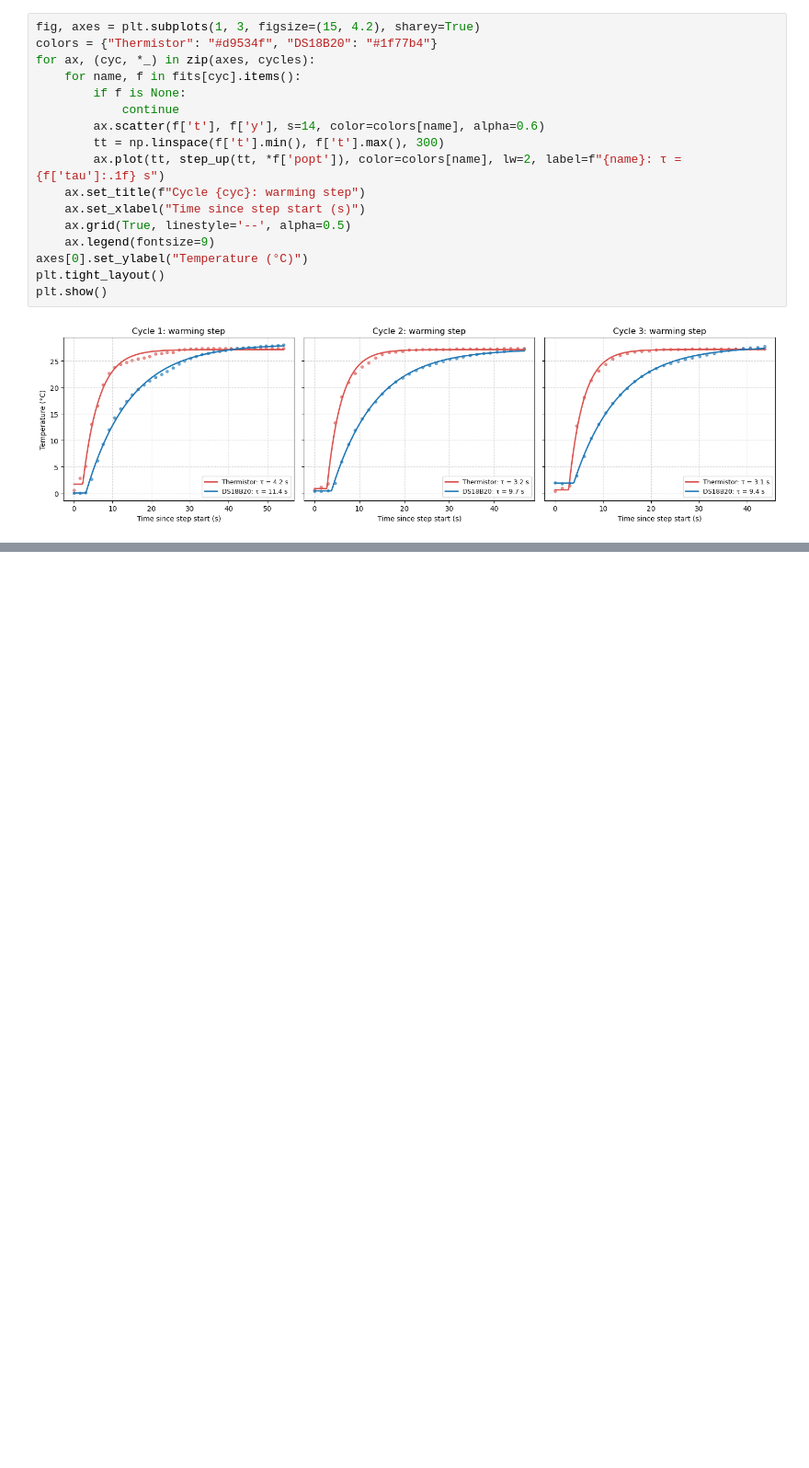
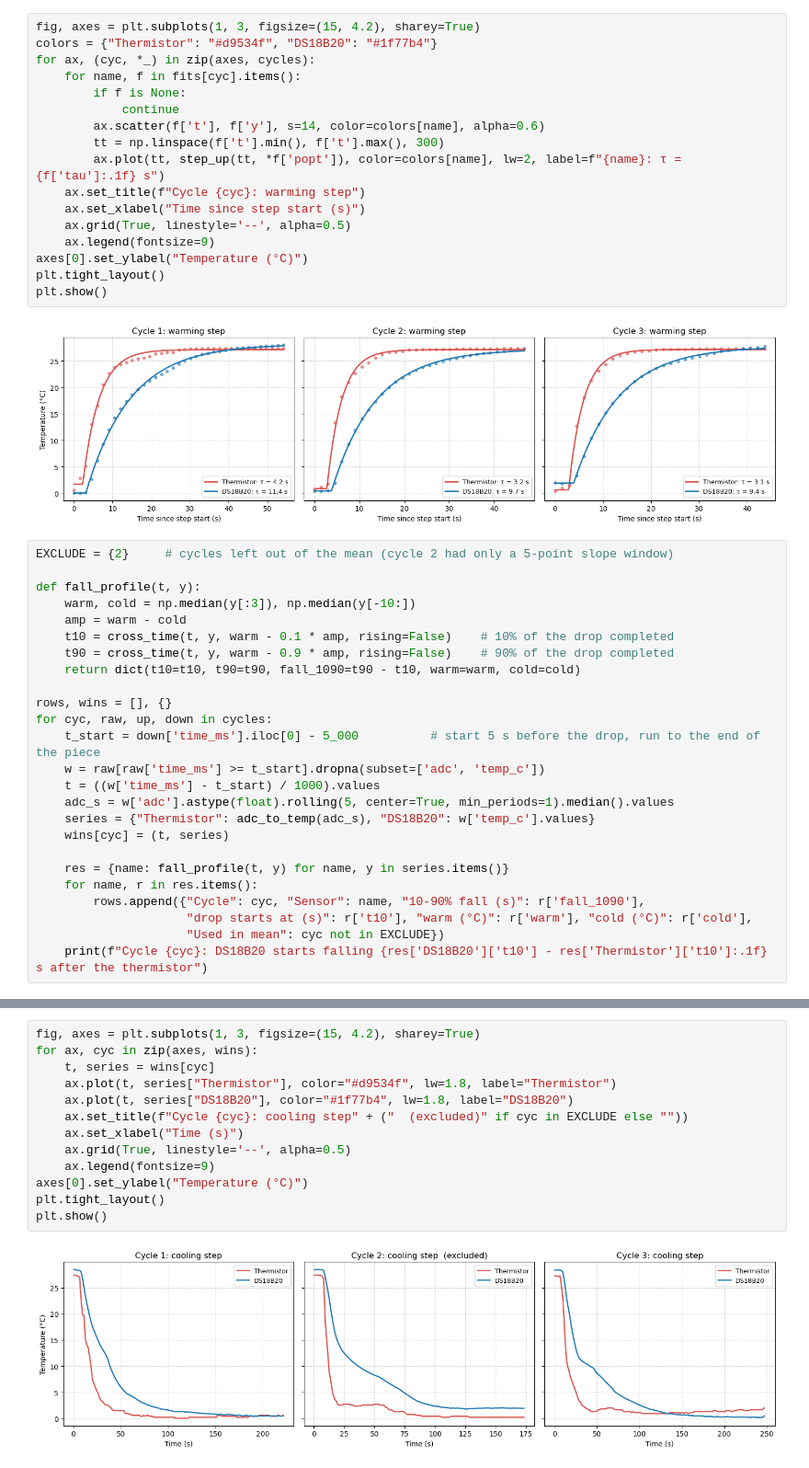
Before and after one commit to Kenura-R-Gunarathna/ph3039-lab-1, a Jupyter notebook: report/2nd_configuration_only/response.ipynb, the cells around one changed output, grey strips where cells are left out. Shown at 92% size. Drawn from its saved outputs; the diff is of its cells as text; blank space fills up the shorter version.

Commit message:
fall times for the cooling steps

```diff
--- a/report/2nd_configuration_only/response.ipynb
+++ b/report/2nd_configuration_only/response.ipynb
@@ -537,3 +537,28 @@ plt.tight_layout()
 plt.show()
 # %% [output]
 [figure]
+# %%
+EXCLUDE = {2}     # cycles left out of the mean (cycle 2 had only a 5-point slope window)
+
+def fall_profile(t, y):
+    warm, cold = np.median(y[:3]), np.median(y[-10:])
+    amp = warm - cold
+    t10 = cross_time(t, y, warm - 0.1 * amp, rising=False)    # 10% of the drop completed
+    t90 = cross_time(t, y, warm - 0.9 * amp, rising=False)    # 90% of the drop completed
+    return dict(t10=t10, t90=t90, fall_1090=t90 - t10, warm=warm, cold=cold)
+
+rows, wins = [], {}
+for cyc, raw, up, down in cycles:
+    t_start = down['time_ms'].iloc[0] - 5_000          # start 5 s before the drop, run to the end of the piece
+    w = raw[raw['time_ms'] >= t_start].dropna(subset=['adc', 'temp_c'])
+    t = ((w['time_ms'] - t_start) / 1000).values
+    adc_s = w['adc'].astype(float).rolling(5, center=True, min_periods=1).median().values
+    series = {"Thermistor": adc_to_temp(adc_s), "DS18B20": w['temp_c'].values}
+    wins[cyc] = (t, series)
+
+    res = {name: fall_profile(t, y) for name, y in series.items()}
+    for name, r in res.items():
+        rows.append({"Cycle": cyc, "Sensor": name, "10-90% fall (s)": r['fall_1090'],
+                     "drop starts at (s)": r['t10'], "warm (°C)": r['warm'], "cold (°C)": r['cold'],
+                     "Used in mean": cyc not in EXCLUDE})
+    print(f"Cycle {cyc}: DS18B20 starts falling {res['DS18B20']['t10'] - res['Thermistor']['t10']:.1f} s after the thermistor")
@@ -539,0 +588,15 @@ plt.show()
+# %%
+fig, axes = plt.subplots(1, 3, figsize=(15, 4.2), sharey=True)
+for ax, cyc in zip(axes, wins):
+    t, series = wins[cyc]
+    ax.plot(t, series["Thermistor"], color="#d9534f", lw=1.8, label="Thermistor")
+    ax.plot(t, series["DS18B20"], color="#1f77b4", lw=1.8, label="DS18B20")
+    ax.set_title(f"Cycle {cyc}: cooling step" + ("  (excluded)" if cyc in EXCLUDE else ""))
+    ax.set_xlabel("Time (s)")
+    ax.grid(True, linestyle='--', alpha=0.5)
+    ax.legend(fontsize=9)
+axes[0].set_ylabel("Temperature (°C)")
+plt.tight_layout()
+plt.show()
+# %% [output]
+[figure, added]
```
Also changed, not shown: parts of 2 cells of this notebook.
